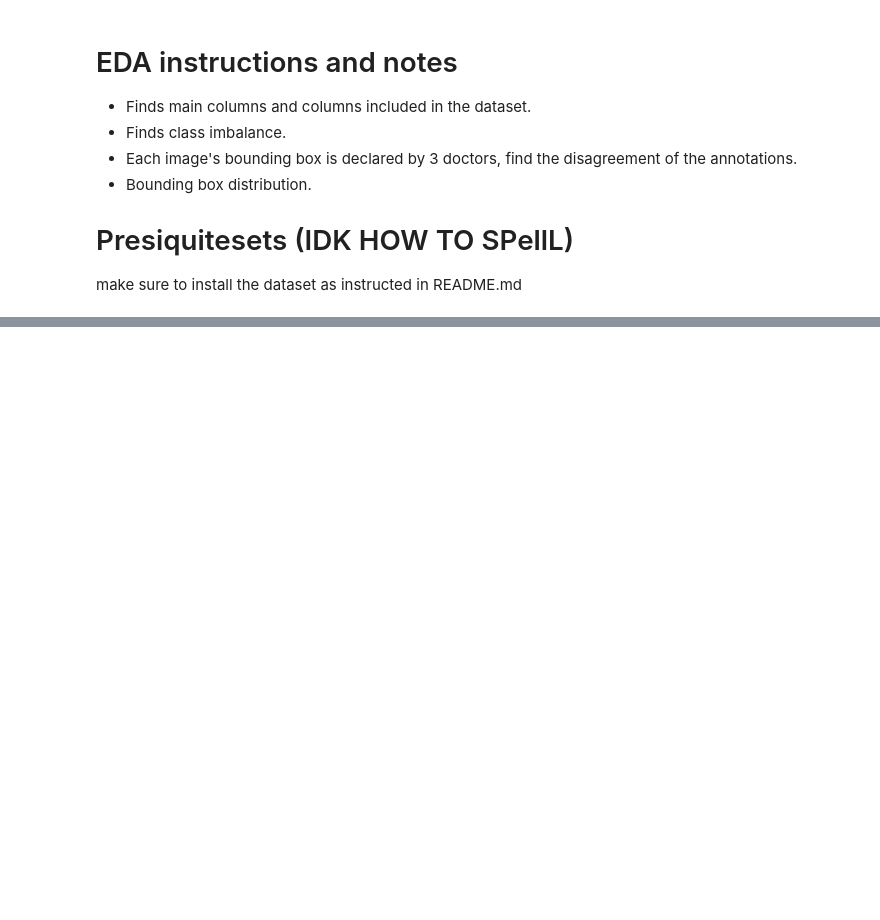
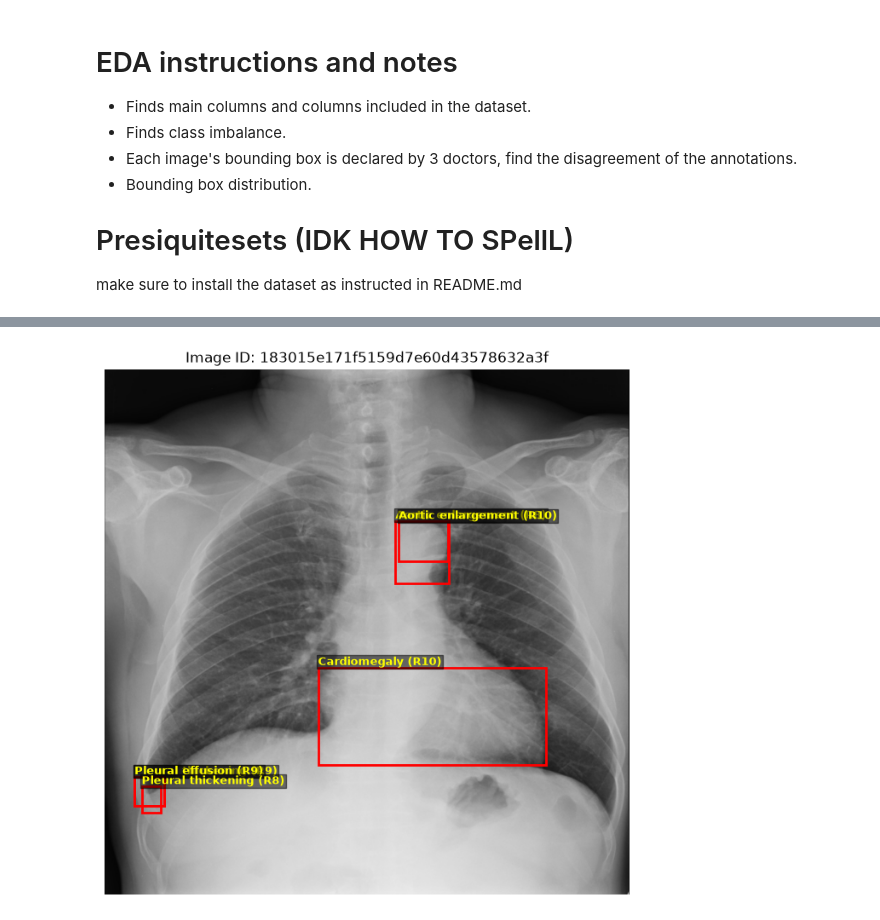
Before and after one commit to HuyDuongQuoc/DATH-HK261-explainable-cxr, a Jupyter notebook: notebooks/01_eda.ipynb, the cells around one changed output, grey strips where cells are left out. Drawn from its saved outputs; the diff is of its cells as text; code cells hidden in the pictures; blank space fills up the shorter version.

```diff
--- a/notebooks/01_eda.ipynb
+++ b/notebooks/01_eda.ipynb
@@ -56,0 +65,49 @@ Name: count, dtype: int64
+# %%
+# function to display a specific image, with bounding boxes
+def display(image_id, df, img_folder_dir):
+    boxes = df[df["image_id"] == image_id]
+    img_dir = os.path.join(img_folder_dir, f'{image_id}.jpg')
+    img = cv2.imread(img_dir)
+    if img is None:
+        print(f"[ERROR] Image not found: {image_id}.jpg")
+        return
+
+    fig, ax = plt.subplots(1, figsize=(8, 8))
+    ax.imshow(cv2.cvtColor(img, cv2.COLOR_BGR2RGB))
+
+    for _, row in boxes.iterrows():
+        if row["class_id"] == 14:
+            continue
+
+        x_min, y_min = row["x_min"], row["y_min"]
+        w = row["x_max"] - row["x_min"]
+        h = row["y_max"] - row["y_min"]
+
+        rect = patches.Rectangle(
+            (x_min, y_min),
+            w,
+            h,
+            linewidth=2,
+            edgecolor="red",
+            facecolor="none",
+        )
+        ax.add_patch(rect)
+        ax.text(
+            x_min,
+            max(0, y_min - 5),
+            f"{row['class_name']} ({row['rad_id']})",
+            color="yellow",
+            fontsize=9,
+            weight="bold",
+            bbox=dict(facecolor="black", alpha=0.5, pad=1),
+        )
+
+    plt.title(f"Image ID: {image_id}")
+    plt.axis("off")
+    plt.show()
+
+abnormal_samples = df[df["class_id"] != 14]["image_id"].values
+if len(abnormal_samples) > 0:
+    display(abnormal_samples[0], df, TRAIN_DIRECTORY)
+# %% [output]
+[figure, added]
```
Also changed, not shown: parts of 4 cells of this notebook.
